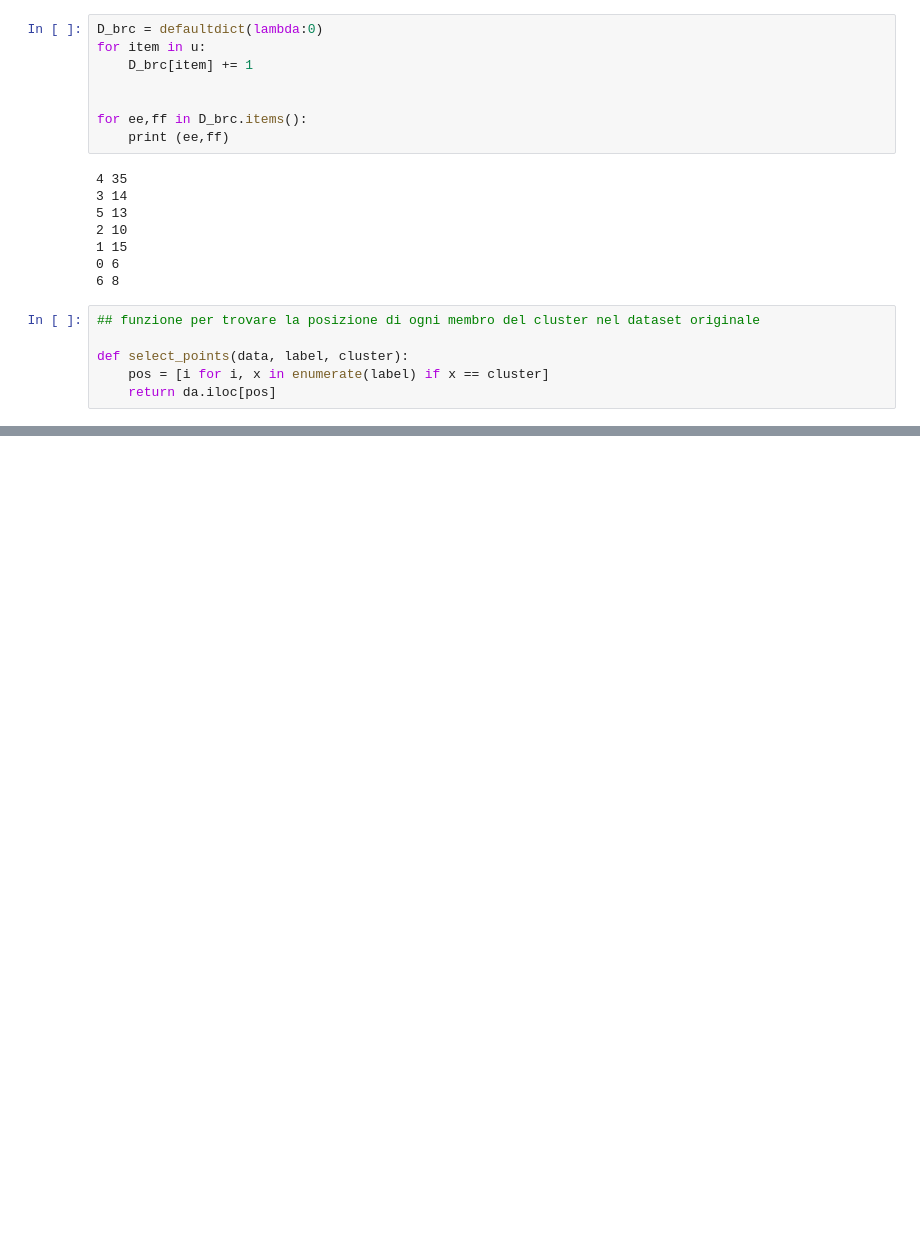
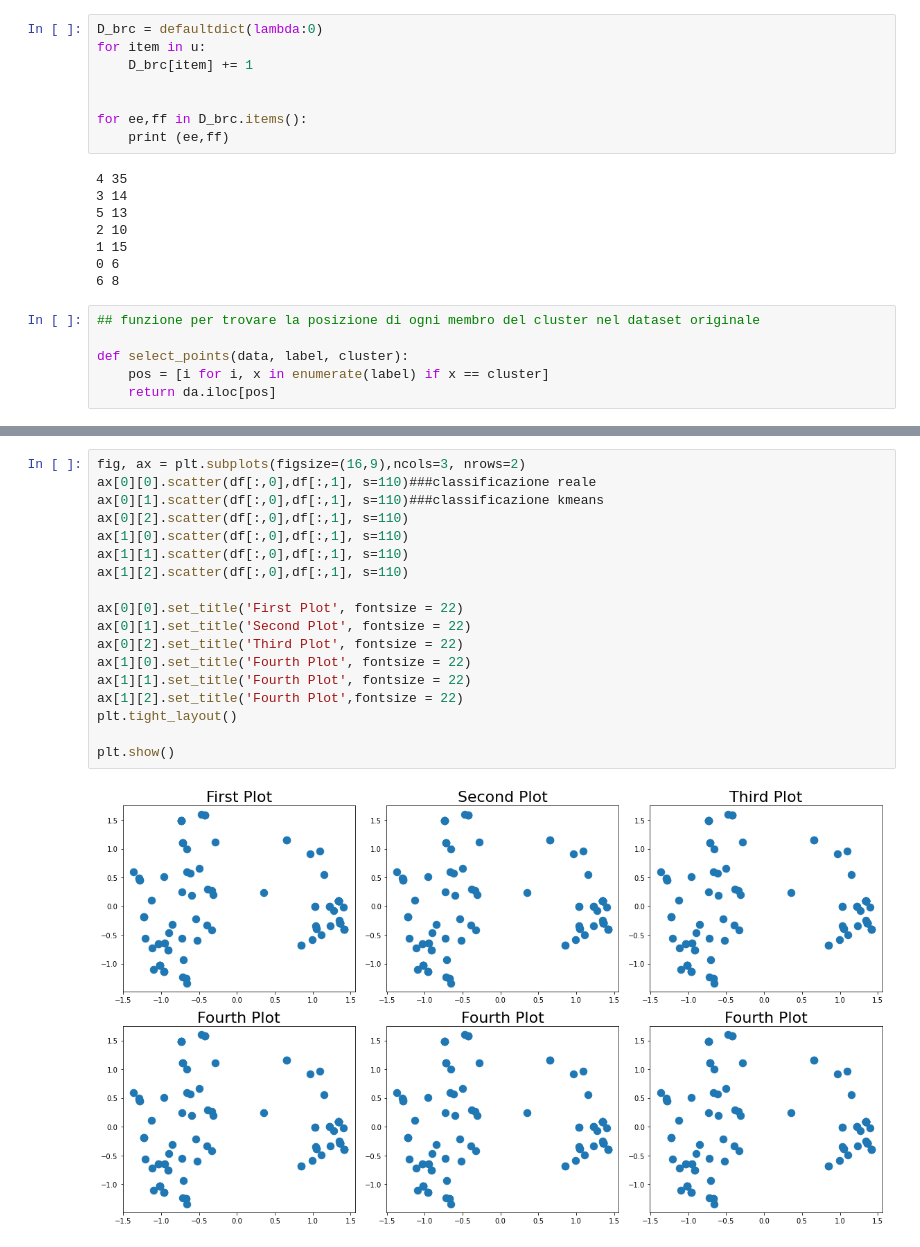
Before and after one commit to GiovanniDiMasi/Cluster_animali, a Jupyter notebook: Zoo Dataset Fabio.ipynb, the cells around one changed output, grey strips where cells are left out. Cells and saved outputs as stored; diff of their text form; blank space fills up the shorter version.

```diff
--- a/Zoo Dataset Fabio.ipynb
+++ b/Zoo Dataset Fabio.ipynb
@@ -168,0 +159,20 @@ select_points(da,label,2)
+# %%
+fig, ax = plt.subplots(figsize=(16,9),ncols=3, nrows=2)
+ax[0][0].scatter(df[:,0],df[:,1], s=110)###classificazione reale
+ax[0][1].scatter(df[:,0],df[:,1], s=110)###classificazione kmeans
+ax[0][2].scatter(df[:,0],df[:,1], s=110)
+ax[1][0].scatter(df[:,0],df[:,1], s=110)
+ax[1][1].scatter(df[:,0],df[:,1], s=110)
+ax[1][2].scatter(df[:,0],df[:,1], s=110)
+
+ax[0][0].set_title('First Plot', fontsize = 22)
+ax[0][1].set_title('Second Plot', fontsize = 22)
+ax[0][2].set_title('Third Plot', fontsize = 22)
+ax[1][0].set_title('Fourth Plot', fontsize = 22)
+ax[1][1].set_title('Fourth Plot', fontsize = 22)
+ax[1][2].set_title('Fourth Plot',fontsize = 22)
+plt.tight_layout()
+
+plt.show()
+# %% [output]
+[figure, added]
```
Also changed, not shown: parts of 9 cells of this notebook.
